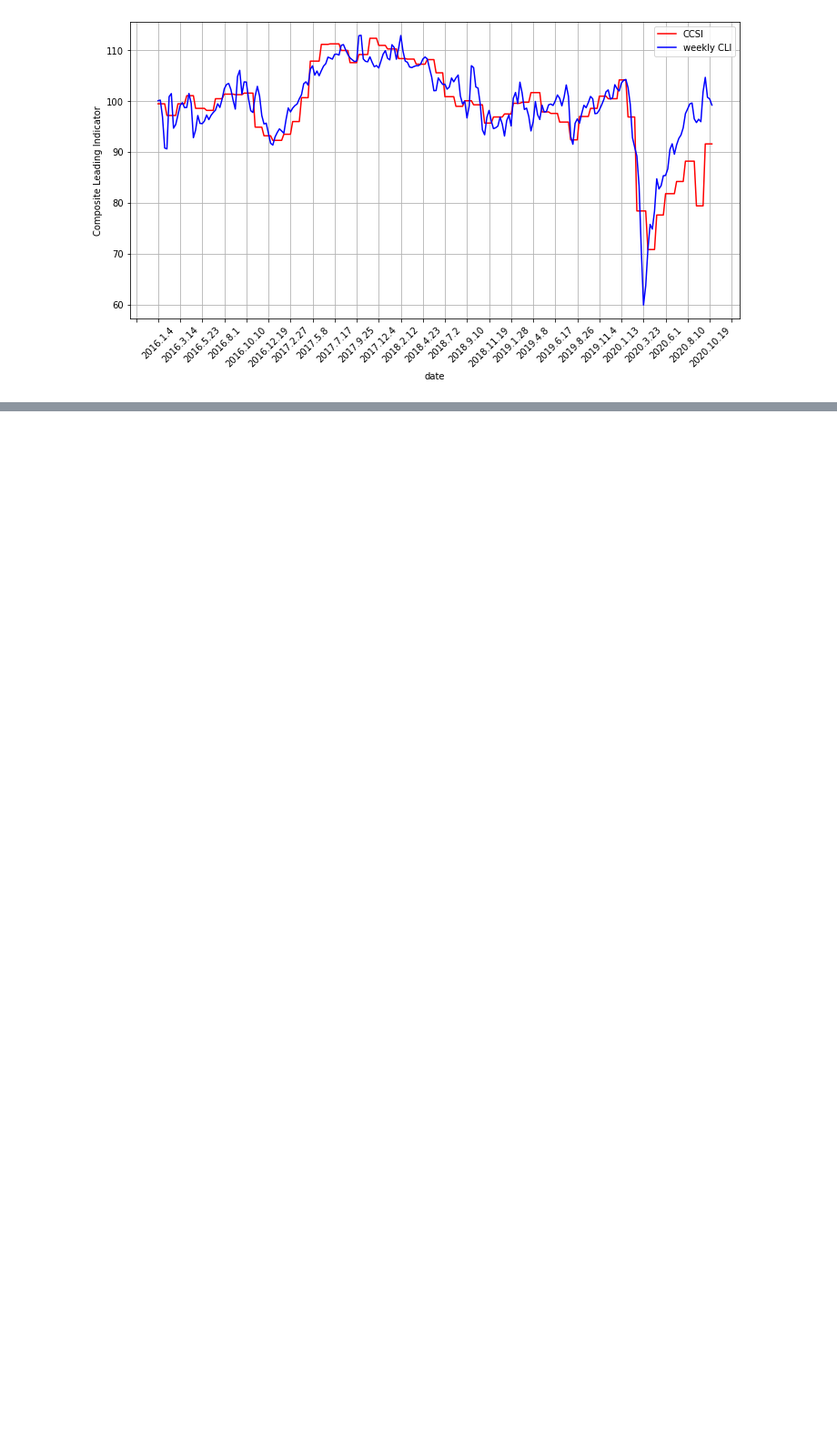
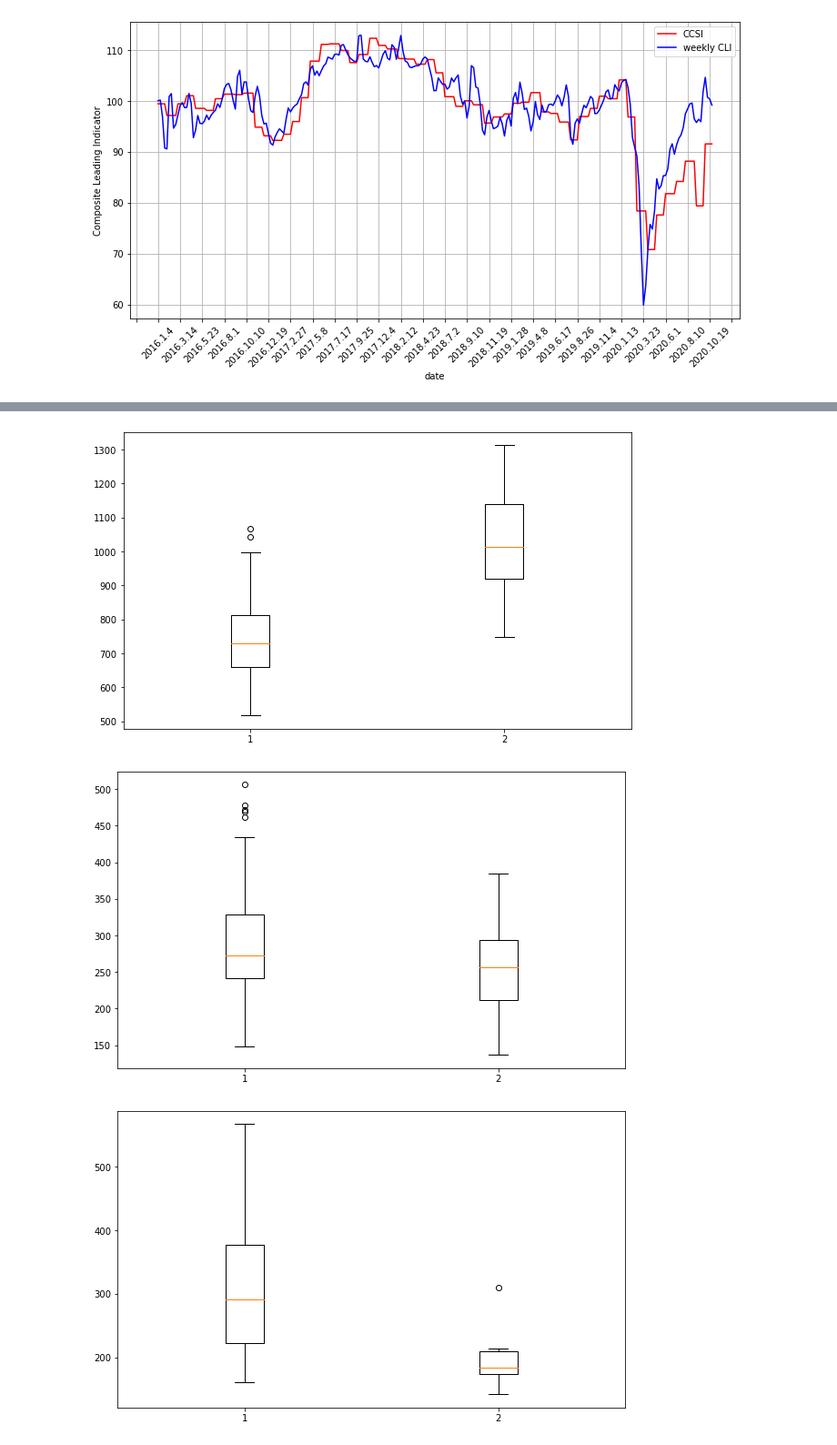
Before and after one commit to 2hyes/CLI-development, a Jupyter notebook: demonstrate-CLI-validity.ipynb, the cells around one changed output, grey strips where cells are left out. Shown at 91% size. Drawn from its saved outputs; the diff is of its cells as text; code cells hidden in the pictures; blank space fills up the shorter version.

```diff
--- a/demonstrate-CLI-validity.ipynb
+++ b/demonstrate-CLI-validity.ipynb
@@ -97,0 +201,36 @@ plt.show()
+# %%
+train_array = []
+for i in range(0, 200):
+    if weeklydata['weeklyCLI'][i] >= 90 and weeklydata['weeklyCLI'][i] <= 100:
+        train_array.append([weeklydata['keyword1'][i], weeklydata['keyword2'][i], weeklydata['keyword3'][i], weeklydata['keyword4'][i], weeklydata['keyword5'][i], weeklydata['naver'][i], 1])
+train_array = np.array(train_array)
+
+test_array = []
+for i in range(200, len(weeklydata)):
+    if weeklydata['weeklyCLI'][i] >= 90 and weeklydata['weeklyCLI'][i] <= 100:
+        test_array.append([weeklydata['keyword1'][i], weeklydata['keyword2'][i], weeklydata['keyword3'][i], weeklydata['keyword4'][i], weeklydata['keyword5'][i], weeklydata['naver'][i], 2])
+test_array = np.array(test_array)
+
+
+plot_data = [train_array[:, 0], test_array[:, 0]]
+ax = plt.boxplot(plot_data)
+plt.show()
+plot_data = [train_array[:, 1], test_array[:, 1]]
+ax2 = plt.boxplot(plot_data)
+plt.show()
+plot_data = [train_array[:, 2], test_array[:, 2]]
+ax3 = plt.boxplot(plot_data)
+plt.show()
+plot_data = [train_array[:, 3], test_array[:, 3]]
+ax3 = plt.boxplot(plot_data)
+plt.show()
+plot_data = [train_array[:, 4], test_array[:, 4]]
+ax3 = plt.boxplot(plot_data)
+plt.show()
+plot_data = [train_array[:, 5], test_array[:, 5]]
+ax3 = plt.boxplot(plot_data)
+plt.show()
+# %% [output]
+[figure, added]
+[figure, added]
+[figure, added]
```
Also changed, not shown: parts of 29 cells of this notebook, 1 other file.
